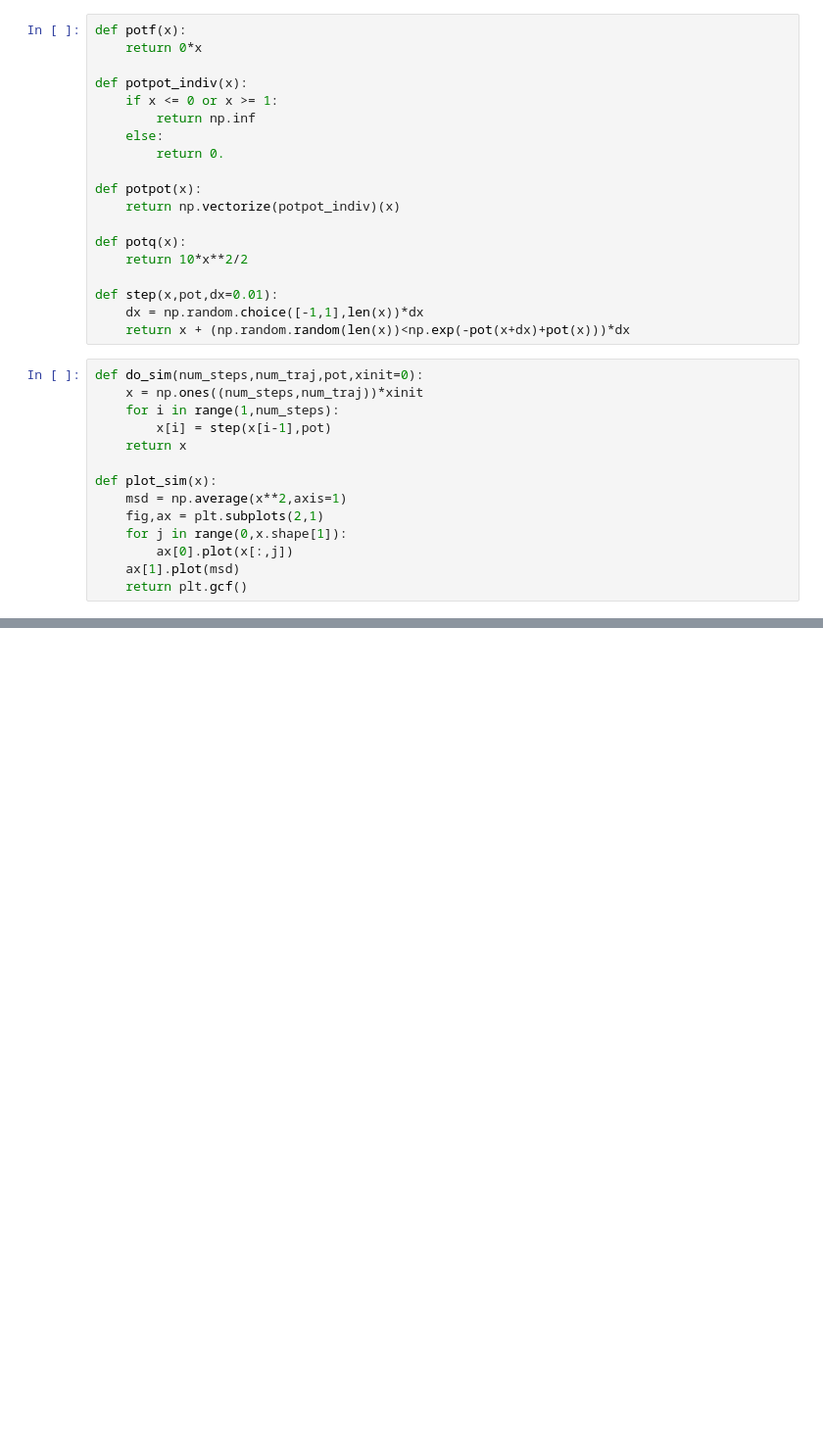
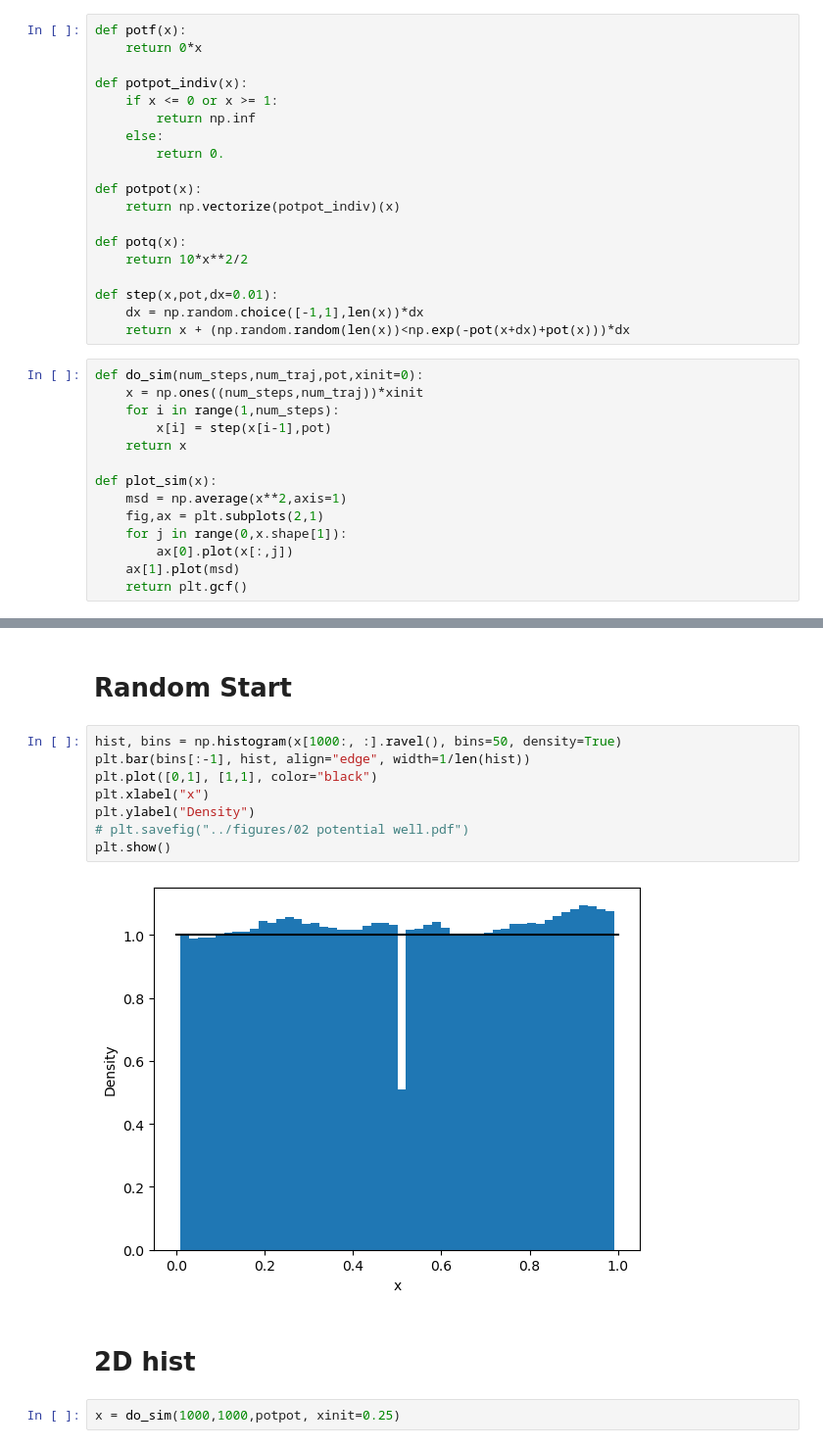
Before and after one commit to leoole100/fp2, a Jupyter notebook: 04 montecarlo/scripts/02 potential well.ipynb, the cells around one changed output, grey strips where cells are left out. Shown at 98% size. Drawn from its saved outputs; the diff is of its cells as text; blank space fills up the shorter version.

Commit message:
potential well 2d hist

```diff
--- a/04 montecarlo/scripts/02 potential well.ipynb
+++ b/04 montecarlo/scripts/02 potential well.ipynb
@@ -69,0 +54,16 @@ ValueError: setting an array element with a sequence. The requested array has an
+# %% [markdown]
+# Random Start
+# %%
+hist, bins = np.histogram(x[1000:, :].ravel(), bins=50, density=True)
+plt.bar(bins[:-1], hist, align="edge", width=1/len(hist))
+plt.plot([0,1], [1,1], color="black")
+plt.xlabel("x")
+plt.ylabel("Density")
+# plt.savefig("../figures/02 potential well.pdf")
+plt.show()
+# %% [output]
+[figure, added]
+# %% [markdown]
+# 2D hist
+# %%
+x = do_sim(1000,1000,potpot, xinit=0.25)
```
Also changed, not shown: parts of 8 cells of this notebook.
